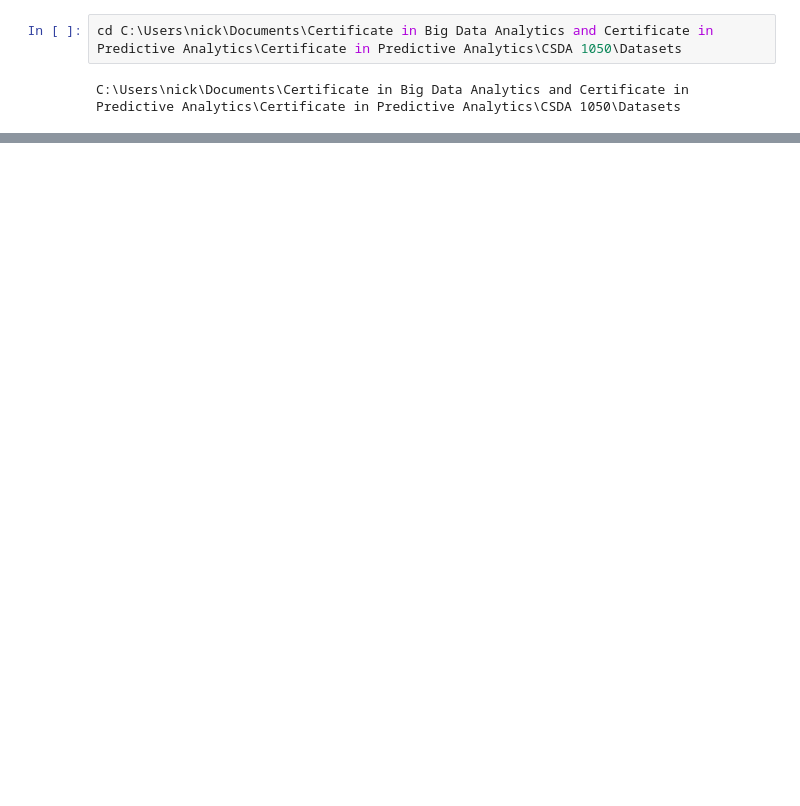
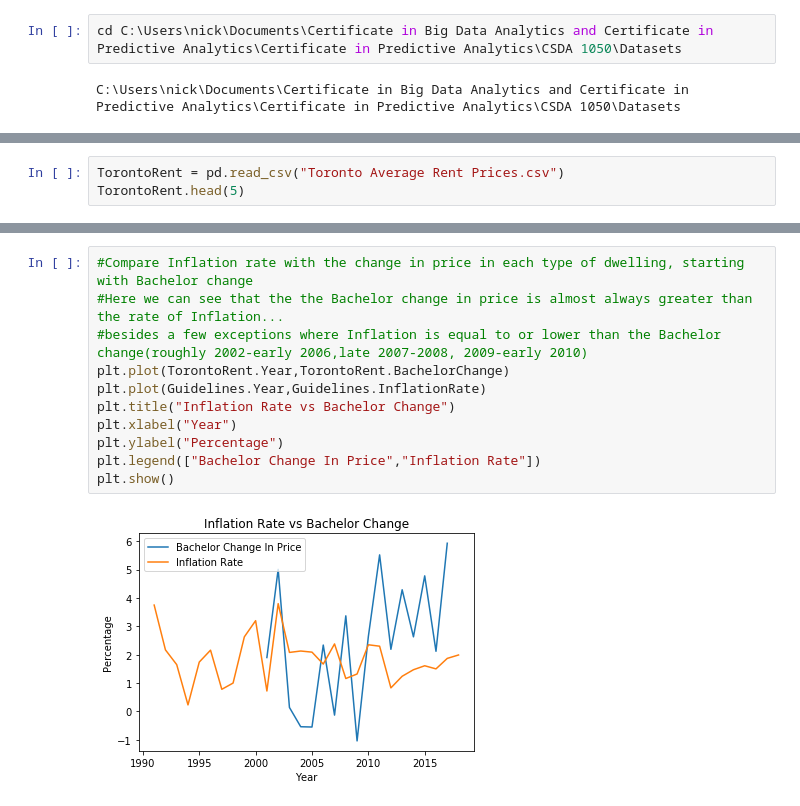
Before and after one commit to Nickolas-Lal/CSDA-1050F18S1, a Jupyter notebook: Nickolas Lal 304365/spint 1/CSDA 1050 Sprint 1.ipynb, the cells around one changed output, grey strips where cells are left out. Cells and saved outputs as stored; diff of their text form; blank space fills up the shorter version.

```diff
--- a/Nickolas Lal 304365/spint 1/CSDA 1050 Sprint 1.ipynb
+++ b/Nickolas Lal 304365/spint 1/CSDA 1050 Sprint 1.ipynb
@@ -33,0 +36,3 @@ print(Income)
+# %%
+TorontoRent = pd.read_csv("Toronto Average Rent Prices.csv")
+TorontoRent.head(5)
@@ -75,0 +97,13 @@ print(Inflation)
+# %%
+#Compare Inflation rate with the change in price in each type of dwelling, starting with Bachelor change
+#Here we can see that the the Bachelor change in price is almost always greater than the rate of Inflation...
+#besides a few exceptions where Inflation is equal to or lower than the Bachelor change(roughly 2002-early 2006,late 2007-2008, 2009-early 2010)
+plt.plot(TorontoRent.Year,TorontoRent.BachelorChange)
+plt.plot(Guidelines.Year,Guidelines.InflationRate)
+plt.title("Inflation Rate vs Bachelor Change")
+plt.xlabel("Year")
+plt.ylabel("Percentage")
+plt.legend(["Bachelor Change In Price","Inflation Rate"])
+plt.show()
+# %% [output]
+[figure, added]
```
Also changed, not shown: parts of 14 cells of this notebook.
